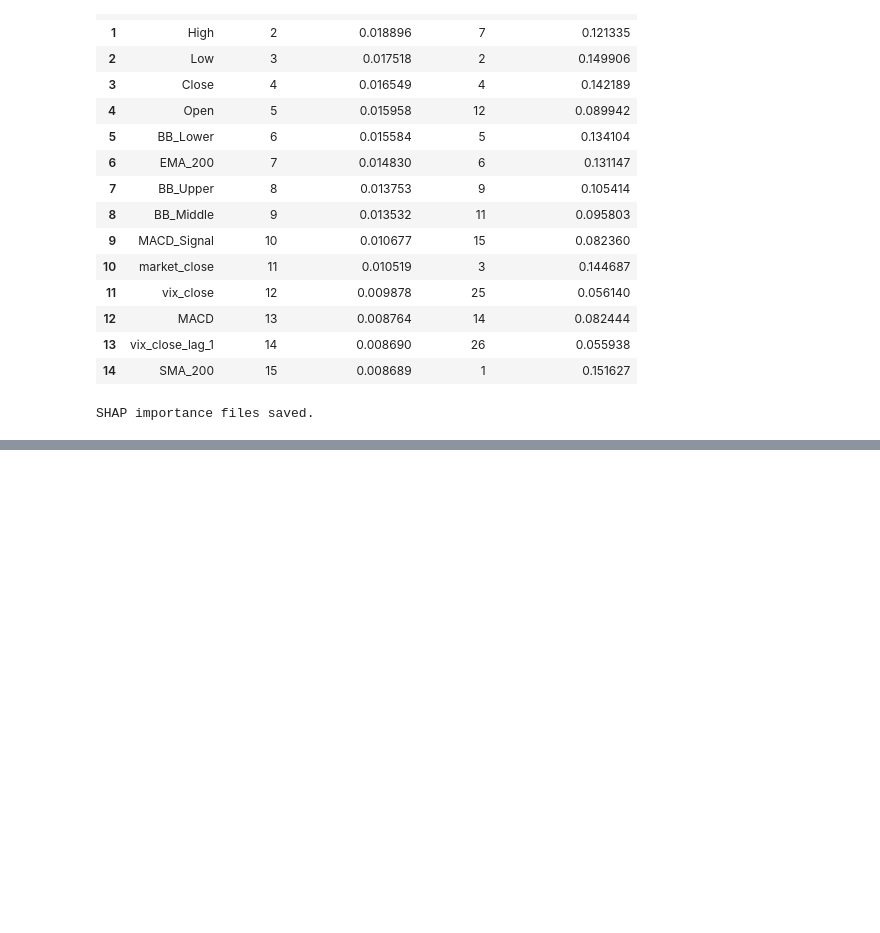
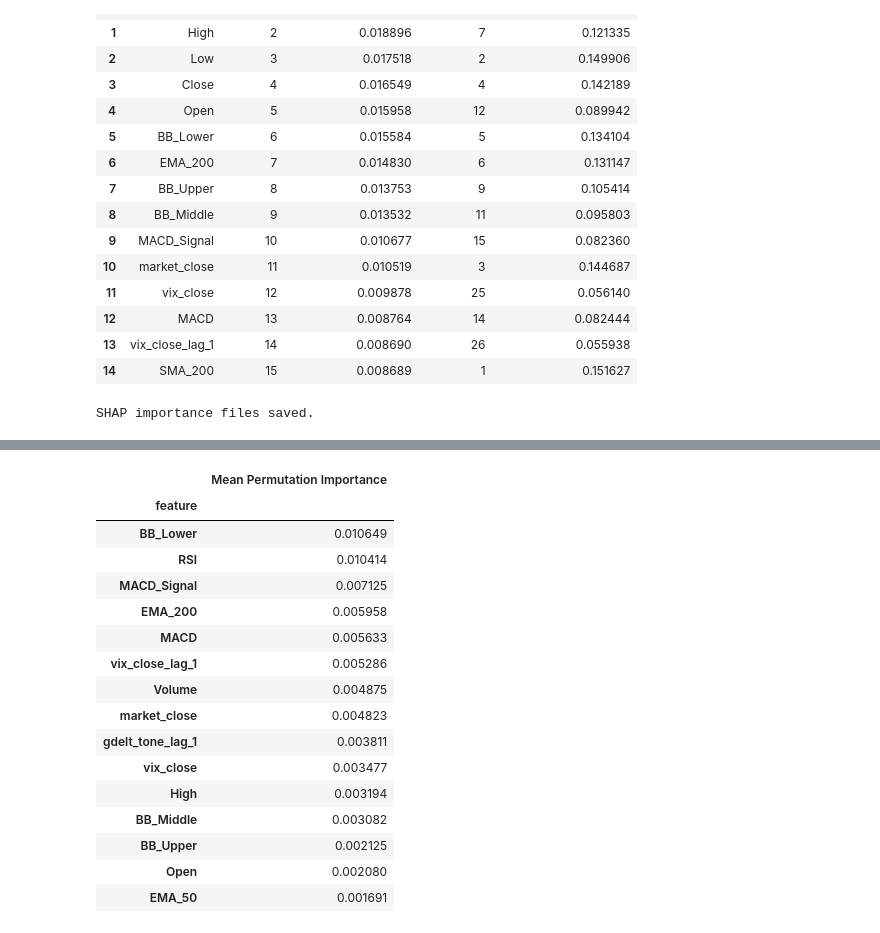
Before and after one commit to PhyoThor/Advance_Machine_Learning, a Jupyter notebook: 13b_Explanability.ipynb, the cells around one changed output, grey strips where cells are left out. Saved outputs shown, nothing was run; the diff lists cells and outputs as text; code cells hidden in the pictures; blank space fills up the shorter version.

```diff
--- a/13b_Explanability.ipynb
+++ b/13b_Explanability.ipynb
@@ -564,0 +652,23 @@ SHAP importance files saved.
+# %%
+xgb_perm_all = pd.concat([df.assign(stock=stock)for stock, df in xgb_perm_importance.items()],ignore_index=True)
+xgb_perm_overall = (xgb_perm_all.groupby("feature")["importance_mean"].mean().sort_values(ascending=False))
+
+display(xgb_perm_overall.head(15).to_frame("Mean Permutation Importance"))
+# %% [output]
+|  | Mean Permutation Importance |
+| feature |  |
+| BB_Lower | 0.010649 |
+| RSI | 0.010414 |
+| MACD_Signal | 0.007125 |
+| EMA_200 | 0.005958 |
+| MACD | 0.005633 |
+| vix_close_lag_1 | 0.005286 |
+| Volume | 0.004875 |
+| market_close | 0.004823 |
+| gdelt_tone_lag_1 | 0.003811 |
+| vix_close | 0.003477 |
+| High | 0.003194 |
+| BB_Middle | 0.003082 |
+| BB_Upper | 0.002125 |
+| Open | 0.002080 |
+| EMA_50 | 0.001691 |
```
Also changed, not shown: parts of 7 cells of this notebook.
